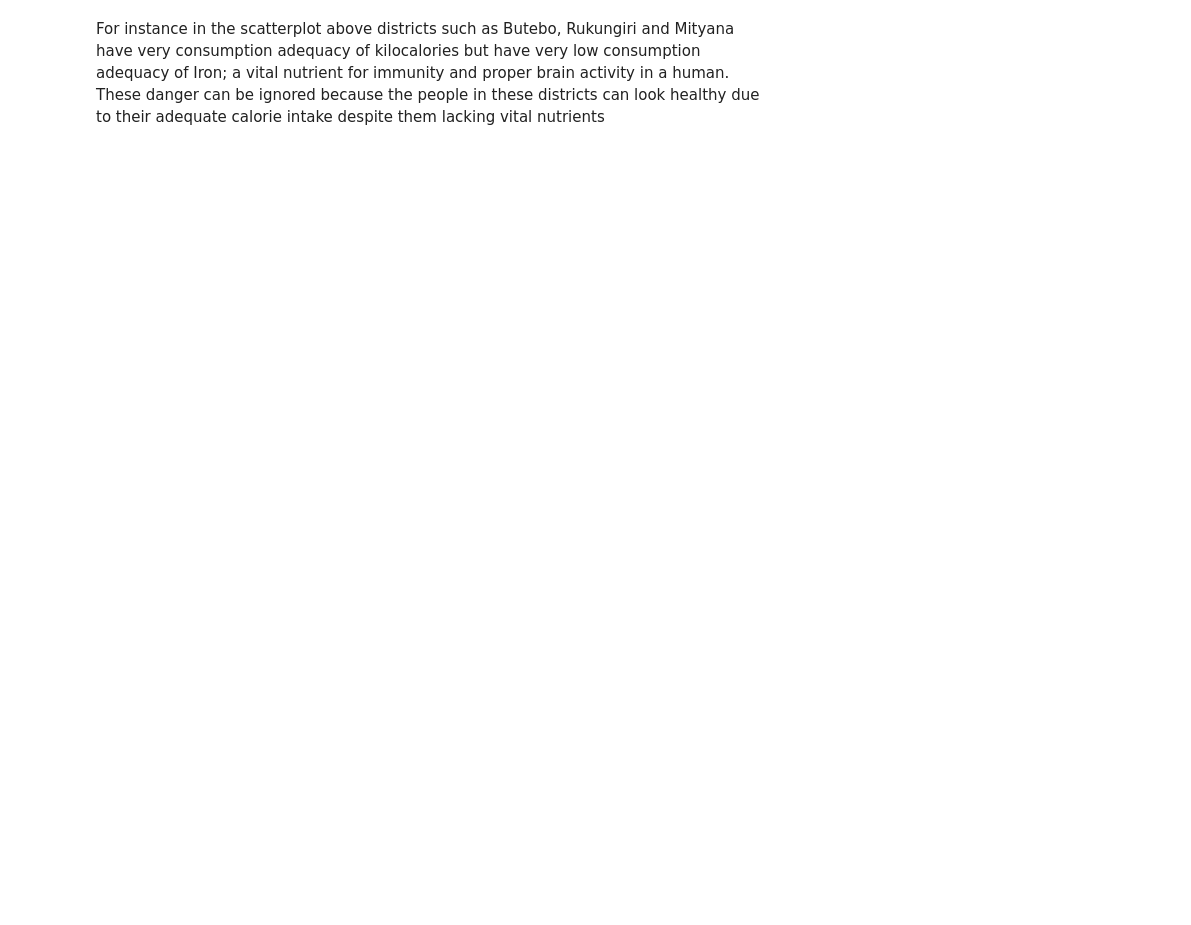
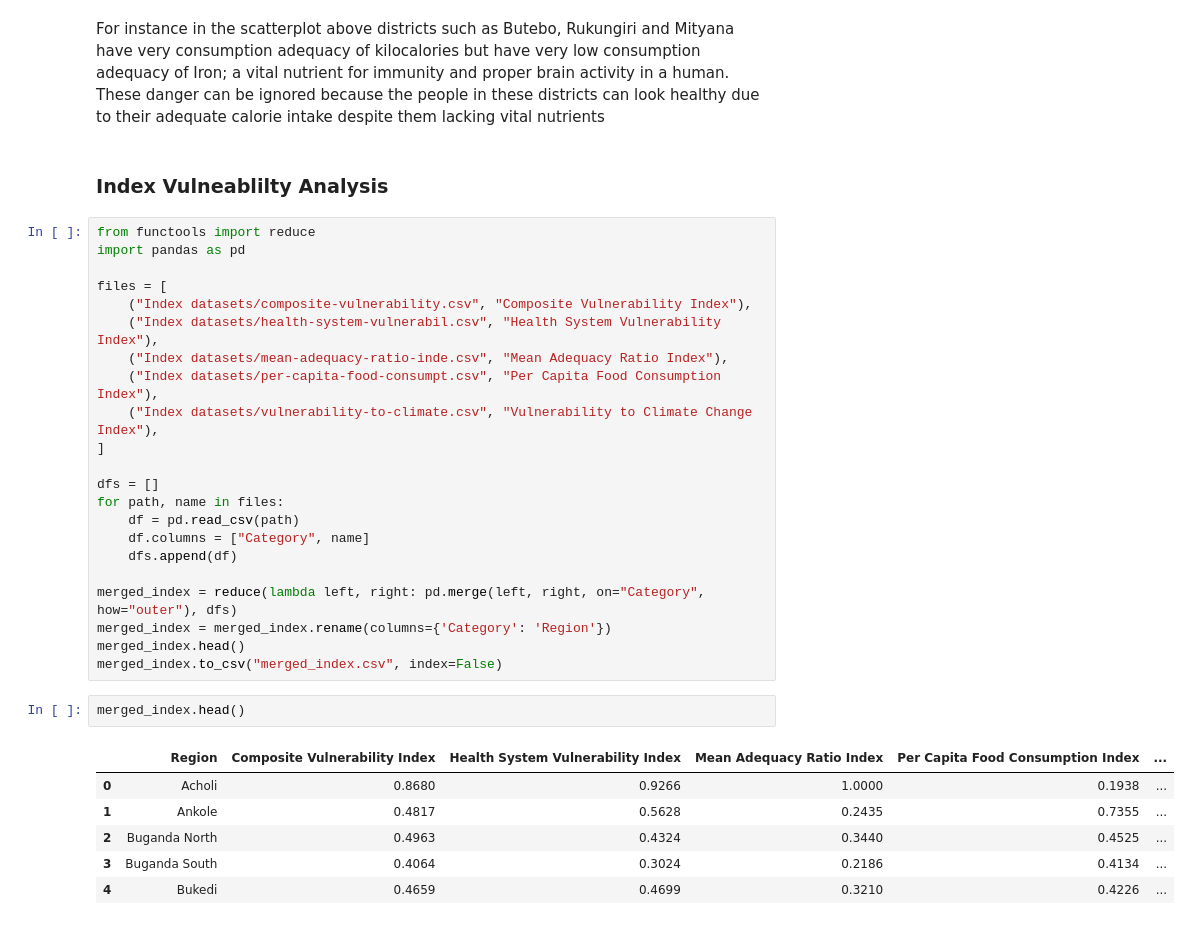
Before and after one commit to Shaka42/Derpin_project_2025, a Jupyter notebook: Derpin_Notebook.ipynb, the cells around one changed output. Saved outputs shown, nothing was run; the diff lists cells and outputs as text; blank space fills up the shorter version.

```diff
--- a/Derpin_Notebook.ipynb
+++ b/Derpin_Notebook.ipynb
@@ -762,3 +655,36 @@ fig.show()
 # %% [markdown]
 For instance in the scatterplot above districts such as Butebo, Rukungiri and Mityana have very consumption adequacy of kilocalories but have very low consumption adequacy of Iron; a vital nutrient for immunity and proper brain activity in a human.
 These danger can be ignored because the people in these districts can look healthy due to their adequate calorie intake despite them lacking vital nutrients
+# %% [markdown]
+### Index Vulneablilty Analysis
+# %%
+from functools import reduce
+import pandas as pd
+
+files = [
+    ("Index datasets/composite-vulnerability.csv", "Composite Vulnerability Index"),
+    ("Index datasets/health-system-vulnerabil.csv", "Health System Vulnerability Index"),
+    ("Index datasets/mean-adequacy-ratio-inde.csv", "Mean Adequacy Ratio Index"),
+    ("Index datasets/per-capita-food-consumpt.csv", "Per Capita Food Consumption Index"),
+    ("Index datasets/vulnerability-to-climate.csv", "Vulnerability to Climate Change Index"),
+]
+
+dfs = []
+for path, name in files:
+    df = pd.read_csv(path)
+    df.columns = ["Category", name]
+    dfs.append(df)
+
+merged_index = reduce(lambda left, right: pd.merge(left, right, on="Category", how="outer"), dfs)
+merged_index = merged_index.rename(columns={'Category': 'Region'})
+merged_index.head()
+merged_index.to_csv("merged_index.csv", index=False)
+# %%
+merged_index.head()
+# %% [output]
+|  | Region | Composite Vulnerability Index | Health System Vulnerability Index | Mean Adequacy Ratio Index | Per Capita Food Consumption Index | ... |
+| 0 | Acholi | 0.8680 | 0.9266 | 1.0000 | 0.1938 | ... |
+| 1 | Ankole | 0.4817 | 0.5628 | 0.2435 | 0.7355 | ... |
+| 2 | Buganda North | 0.4963 | 0.4324 | 0.3440 | 0.4525 | ... |
+| 3 | Buganda South | 0.4064 | 0.3024 | 0.2186 | 0.4134 | ... |
+| 4 | Bukedi | 0.4659 | 0.4699 | 0.3210 | 0.4226 | ... |
```
Also changed, not shown: parts of 35 cells of this notebook.
